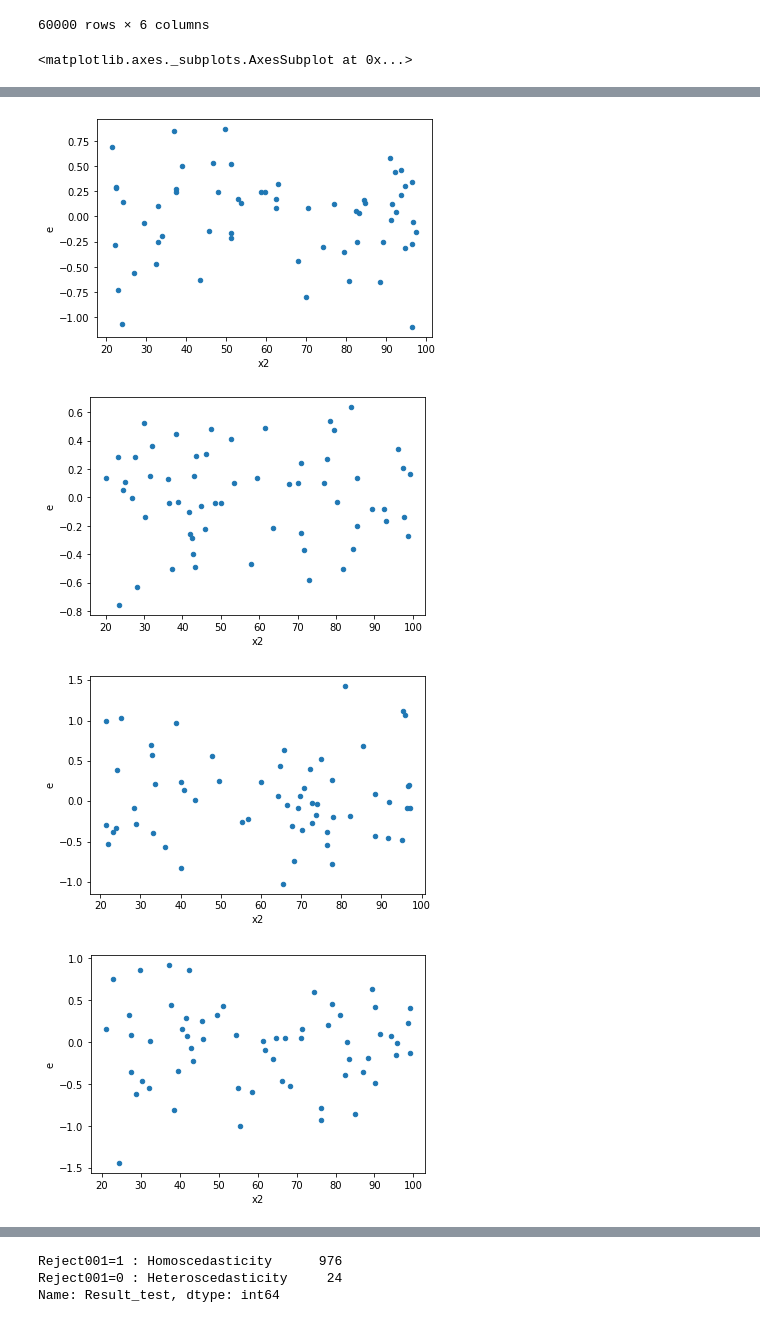
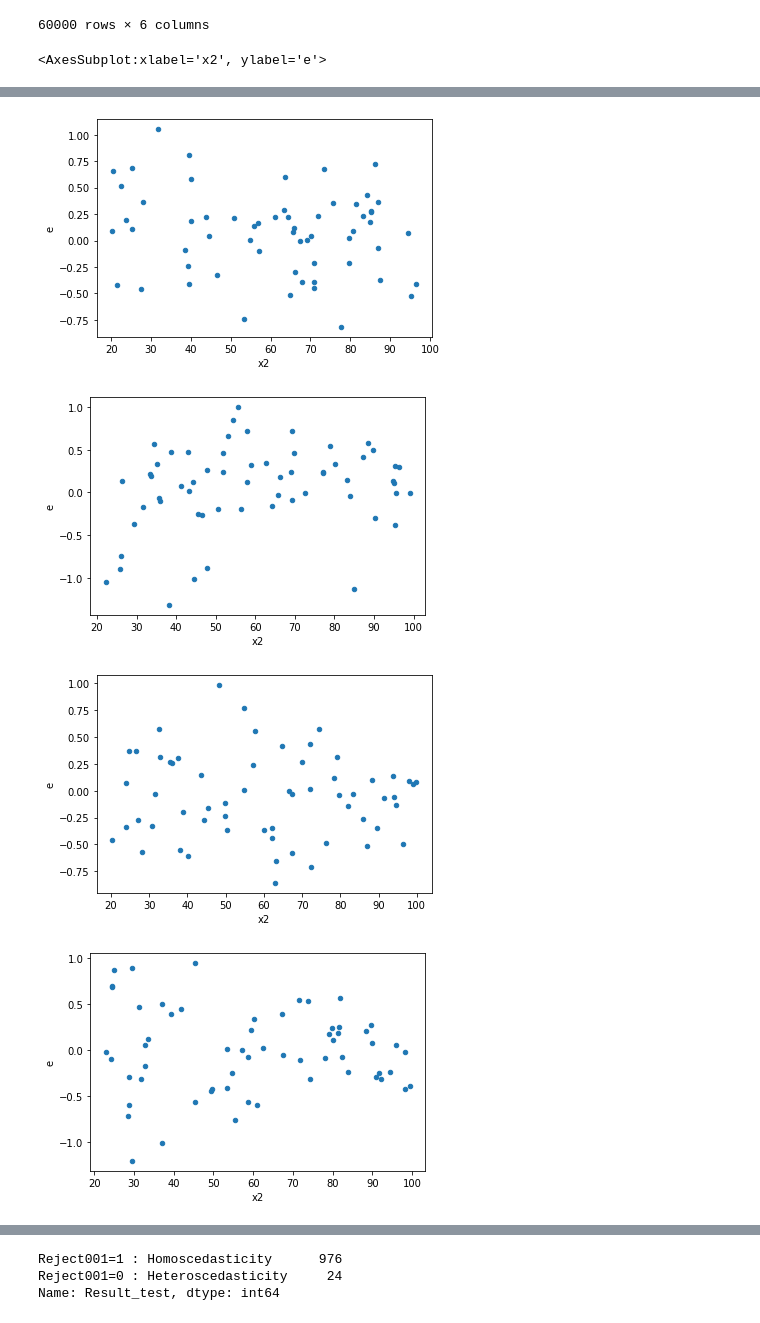
Before and after one commit to iam-fern/Generate_multiplication_2X, a Jupyter notebook: GQtest_data(y_hat)_multi_delta_(_0_4)_n60_01.ipynb, the cells around one changed output, grey strips where cells are left out. Saved outputs shown, nothing was run; the diff lists cells and outputs as text; code cells hidden in the pictures.

```diff
--- a/GQtest_data(y_hat)_multi_delta_(_0_4)_n60_01.ipynb
+++ b/GQtest_data(y_hat)_multi_delta_(_0_4)_n60_01.ipynb
@@ -136,16 +136,13 @@ table
 |  | 59.0 | 31.298091 | 48.981603 | -0.494717 | 89.784977 | 90.412690 | -0.627713 |
 60000 rows × 6 columns
 # %%
-tablenew0 = table.loc[0.0]
-tablenew1 = table.loc[1.0]
-tablenew2 = table.loc[2.0]
-tablenew3 = table.loc[3.0]
-tablenew4 = table.loc[4.0]
-tablenew5 = table.loc[5.0]
-tablenew6 = table.loc[6.0]
-tablenew7 = table.loc[7.0]
-tablenew8 = table.loc[8.0]
-tablenew9 = table.loc[9.0]
+tablenew0 = table.loc[9.0]
+tablenew1 = table.loc[29.0]
+tablenew2 = table.loc[54.0]
+tablenew3 = table.loc[162.0]
+tablenew4 = table.loc[173.0]
+tablenew5 = table.loc[183.0]
+tablenew6 = table.loc[285.0]
 tablenew0.plot(x ='x2', y='e', kind = 'scatter')
 tablenew1.plot(x ='x2', y='e', kind = 'scatter')
 tablenew2.plot(x ='x2', y='e', kind = 'scatter')
@@ -153,8 +150,5 @@ tablenew3.plot(x ='x2', y='e', kind = 'scatter')
 tablenew4.plot(x ='x2', y='e', kind = 'scatter')
 tablenew5.plot(x ='x2', y='e', kind = 'scatter')
 tablenew6.plot(x ='x2', y='e', kind = 'scatter')
-tablenew7.plot(x ='x2', y='e', kind = 'scatter')
-tablenew8.plot(x ='x2', y='e', kind = 'scatter')
-tablenew9.plot(x ='x2', y='e', kind = 'scatter')
 # %% [output]
-<matplotlib.axes._subplots.AxesSubplot at 0x...>
+<AxesSubplot:xlabel='x2', ylabel='e'>
@@ -162,4 +156,4 @@ tablenew9.plot(x ='x2', y='e', kind = 'scatter')
-[figure, old version]
+[figure, new version]
-[figure, old version]
+[figure, new version]
-[figure, old version]
+[figure, new version]
-[figure, old version]
+[figure, new version]
```
Also changed, not shown: parts of 3 cells of this notebook.
